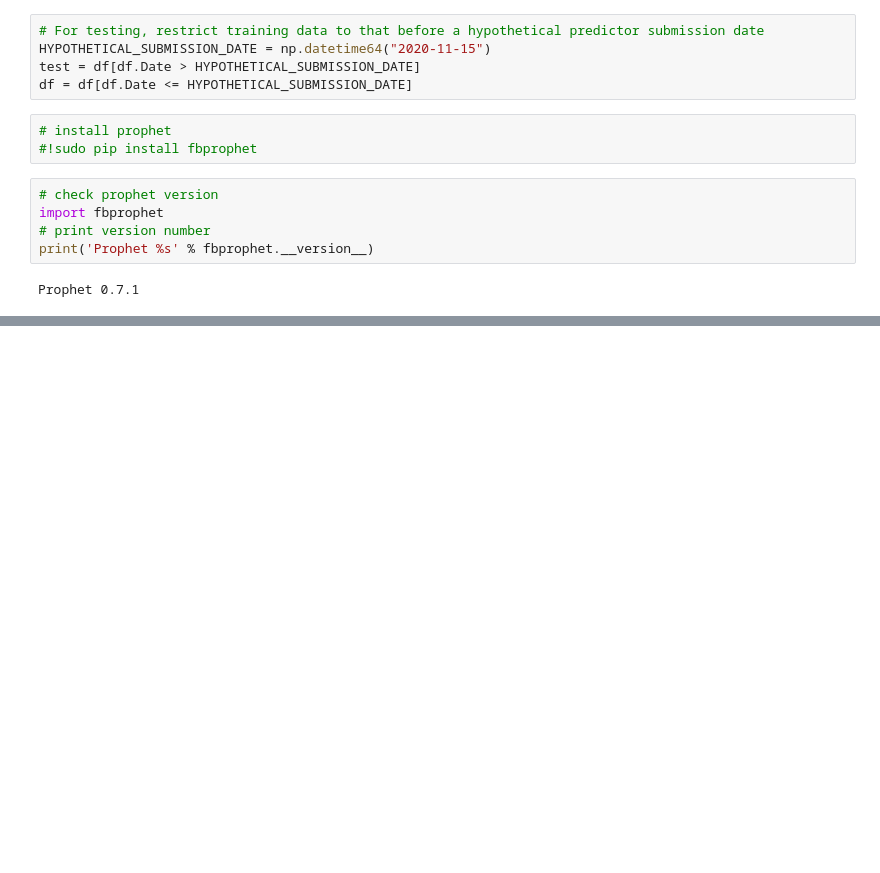
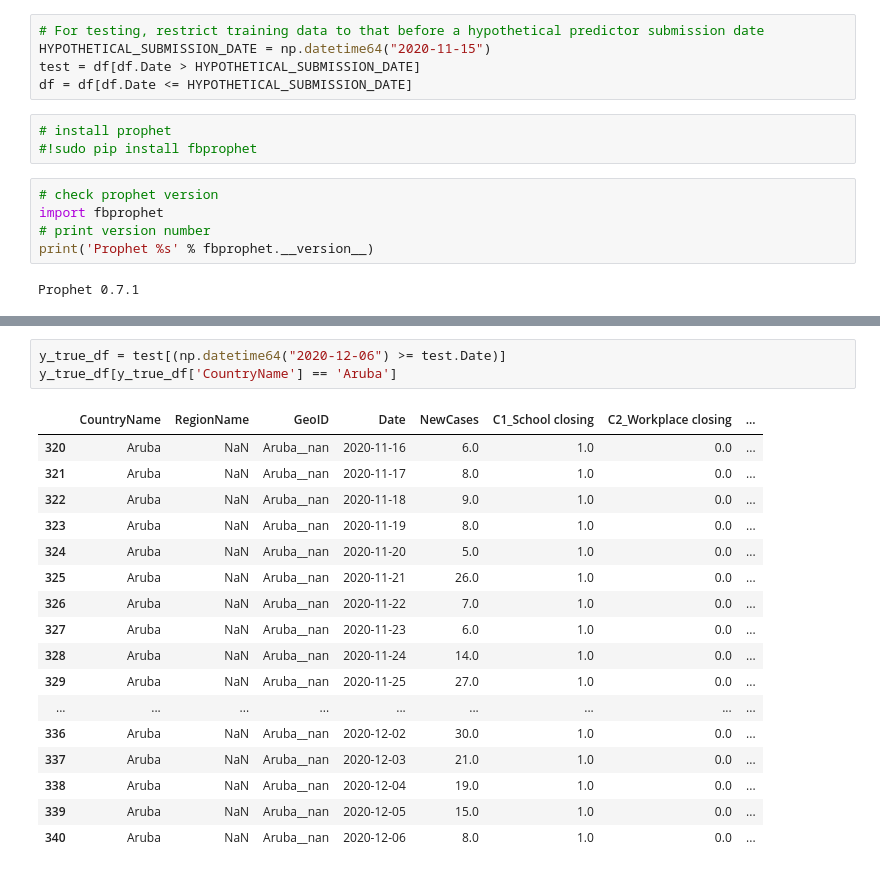
Before and after one commit to georgian-io/covid-xprize, a Jupyter notebook: covid_xprize/examples/predictors/linear/prophet.ipynb, the cells around one changed output, grey strips where cells are left out. Cells and saved outputs as stored; diff of their text form; blank space fills up the shorter version.

```diff
--- a/covid_xprize/examples/predictors/linear/prophet.ipynb
+++ b/covid_xprize/examples/predictors/linear/prophet.ipynb
@@ -164,2 +189,23 @@ forecast
+# %%
+y_true_df = test[(np.datetime64("2020-12-06") >= test.Date)]
+y_true_df[y_true_df['CountryName'] == 'Aruba']
+# %% [output]
+|  | CountryName | RegionName | GeoID | Date | NewCases | C1_School closing | C2_Workplace closing | ... |
+| 320 | Aruba | NaN | Aruba__nan | 2020-11-16 | 6.0 | 1.0 | 0.0 | ... |
+| 321 | Aruba | NaN | Aruba__nan | 2020-11-17 | 8.0 | 1.0 | 0.0 | ... |
+| 322 | Aruba | NaN | Aruba__nan | 2020-11-18 | 9.0 | 1.0 | 0.0 | ... |
+| 323 | Aruba | NaN | Aruba__nan | 2020-11-19 | 8.0 | 1.0 | 0.0 | ... |
+| 324 | Aruba | NaN | Aruba__nan | 2020-11-20 | 5.0 | 1.0 | 0.0 | ... |
+| 325 | Aruba | NaN | Aruba__nan | 2020-11-21 | 26.0 | 1.0 | 0.0 | ... |
+| 326 | Aruba | NaN | Aruba__nan | 2020-11-22 | 7.0 | 1.0 | 0.0 | ... |
+| 327 | Aruba | NaN | Aruba__nan | 2020-11-23 | 6.0 | 1.0 | 0.0 | ... |
+| 328 | Aruba | NaN | Aruba__nan | 2020-11-24 | 14.0 | 1.0 | 0.0 | ... |
+| 329 | Aruba | NaN | Aruba__nan | 2020-11-25 | 27.0 | 1.0 | 0.0 | ... |
+| ... | ... | ... | ... | ... | ... | ... | ... | ... |
+| 336 | Aruba | NaN | Aruba__nan | 2020-12-02 | 30.0 | 1.0 | 0.0 | ... |
+| 337 | Aruba | NaN | Aruba__nan | 2020-12-03 | 21.0 | 1.0 | 0.0 | ... |
+| 338 | Aruba | NaN | Aruba__nan | 2020-12-04 | 19.0 | 1.0 | 0.0 | ... |
+| 339 | Aruba | NaN | Aruba__nan | 2020-12-05 | 15.0 | 1.0 | 0.0 | ... |
+| 340 | Aruba | NaN | Aruba__nan | 2020-12-06 | 8.0 | 1.0 | 0.0 | ... |
 # %%
 # calculate MAE between expected and predicted values for december
```
Also changed, not shown: parts of 10 cells of this notebook.
